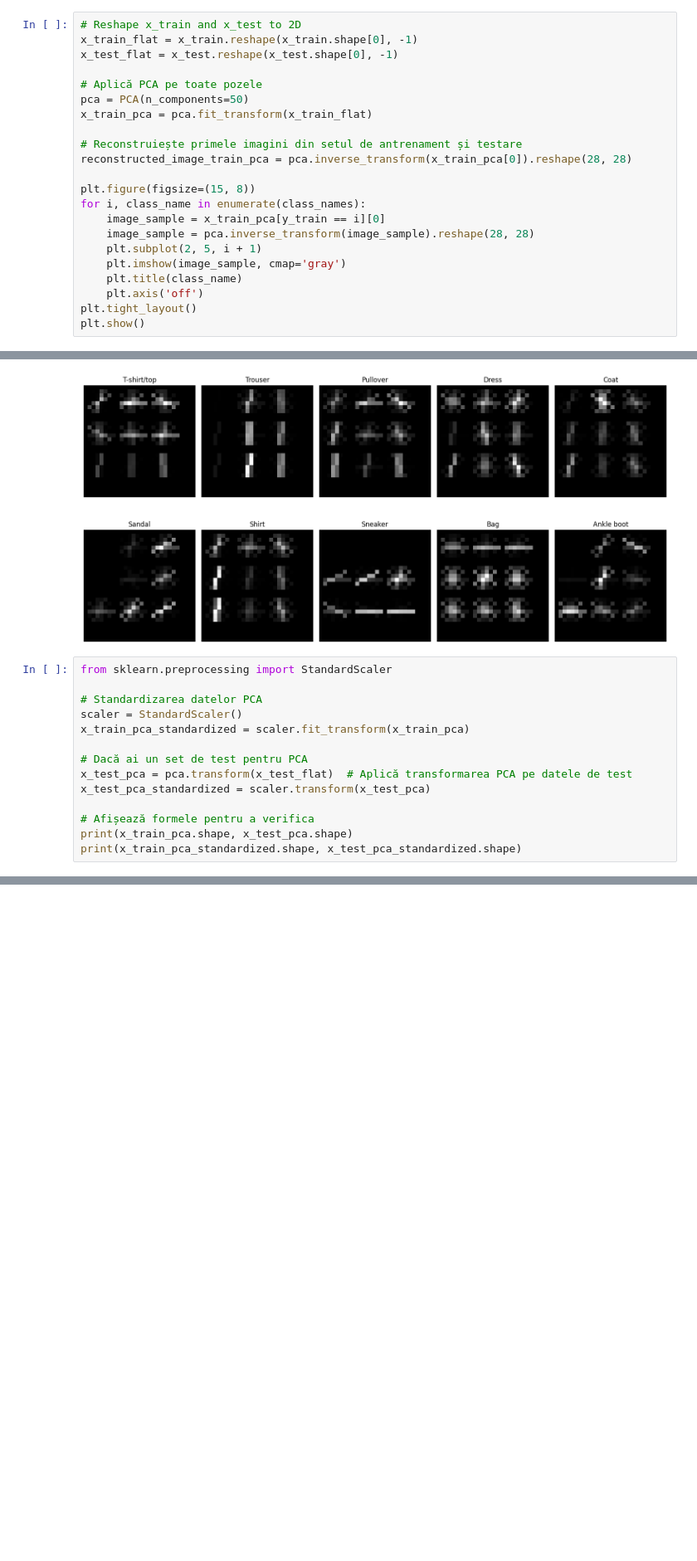
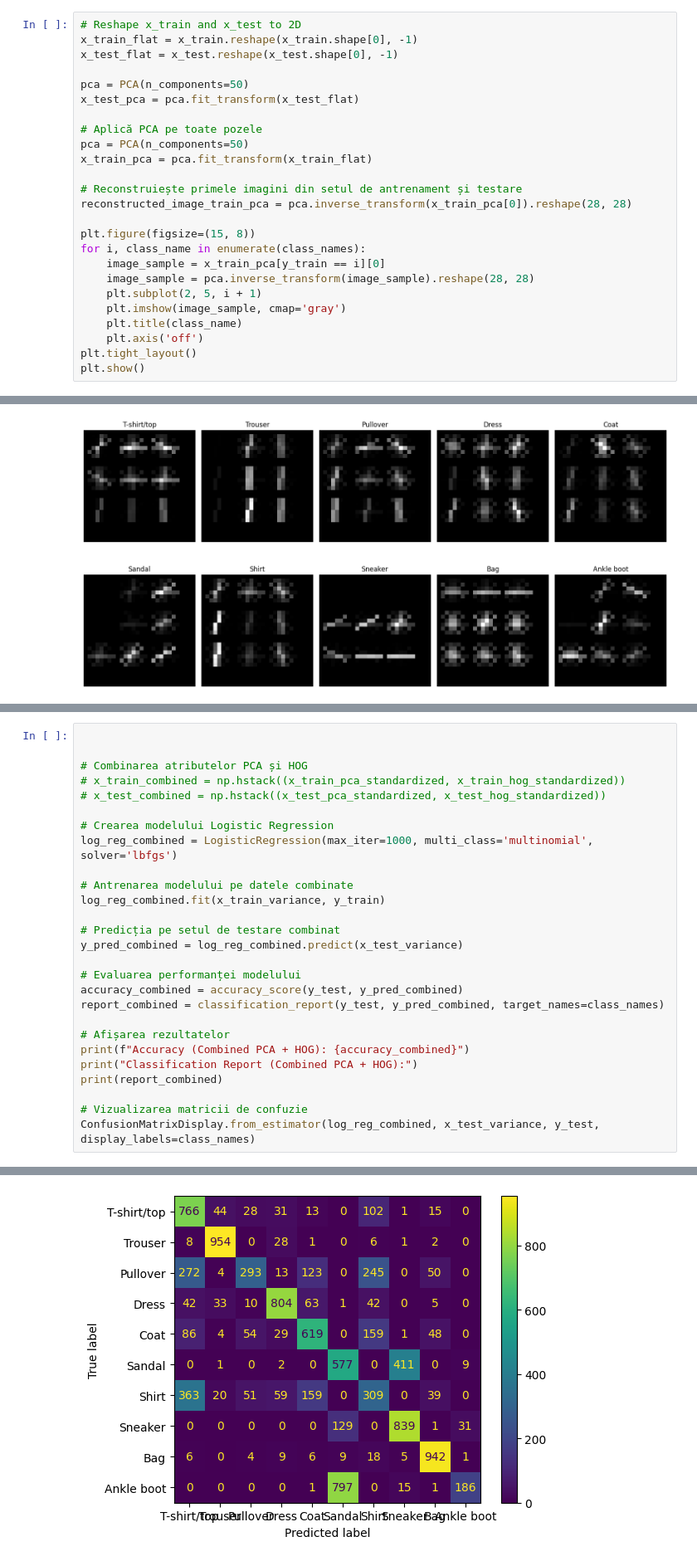
Before and after one commit to Vulturul2k/ML_project, a Jupyter notebook: fashion.ipynb, the cells around one changed output, grey strips where cells are left out. Shown: that part at 83% size. Drawn from its saved outputs; the diff is of its cells as text; blank space fills up the shorter version.

```diff
--- a/fashion.ipynb
+++ b/fashion.ipynb
@@ -111,6 +125,9 @@ plt.show()
 # Reshape x_train and x_test to 2D
 x_train_flat = x_train.reshape(x_train.shape[0], -1)
 x_test_flat = x_test.reshape(x_test.shape[0], -1)
+
+pca = PCA(n_components=50)
+x_test_pca = pca.fit_transform(x_test_flat)
 
 # Aplică PCA pe toate pozele
 pca = PCA(n_components=50)
@@ -150,17 +177,3 @@ plt.tight_layout()
 plt.show()
 # %% [output]
 [figure]
-# %%
-from sklearn.preprocessing import StandardScaler
-
-# Standardizarea datelor PCA
-scaler = StandardScaler()
-x_train_pca_standardized = scaler.fit_transform(x_train_pca)
-
-# Dacă ai un set de test pentru PCA
-x_test_pca = pca.transform(x_test_flat)  # Aplică transformarea PCA pe datele de test
-x_test_pca_standardized = scaler.transform(x_test_pca)
-
-# Afișează formele pentru a verifica
-print(x_train_pca.shape, x_test_pca.shape)
-print(x_train_pca_standardized.shape, x_test_pca_standardized.shape)
@@ -244,0 +259,28 @@ HOG Test std: [1.01067988 0.99809981 1.02455629 0.92527544 0.98084454 0.89842352
+# %%
+
+
+# Combinarea atributelor PCA și HOG
+# x_train_combined = np.hstack((x_train_pca_standardized, x_train_hog_standardized))
+# x_test_combined = np.hstack((x_test_pca_standardized, x_test_hog_standardized))
+
+# Crearea modelului Logistic Regression
+log_reg_combined = LogisticRegression(max_iter=1000, multi_class='multinomial', solver='lbfgs')
+
+# Antrenarea modelului pe datele combinate
+log_reg_combined.fit(x_train_variance, y_train)
+
+# Predicția pe setul de testare combinat
+y_pred_combined = log_reg_combined.predict(x_test_variance)
+
+# Evaluarea performanței modelului
+accuracy_combined = accuracy_score(y_test, y_pred_combined)
+report_combined = classification_report(y_test, y_pred_combined, target_names=class_names)
+
+# Afișarea rezultatelor
+print(f"Accuracy (Combined PCA + HOG): {accuracy_combined}")
+print("Classification Report (Combined PCA + HOG):")
+print(report_combined)
+
+# Vizualizarea matricii de confuzie
+ConfusionMatrixDisplay.from_estimator(log_reg_combined, x_test_variance, y_test, display_labels=class_names)
+# %% [output]
@@ -244,0 +306 @@ HOG Test std: [1.01067988 0.99809981 1.02455629 0.92527544 0.98084454 0.89842352
+[figure, added]
```
Also changed, not shown: parts of 12 cells of this notebook, 1 other file.
